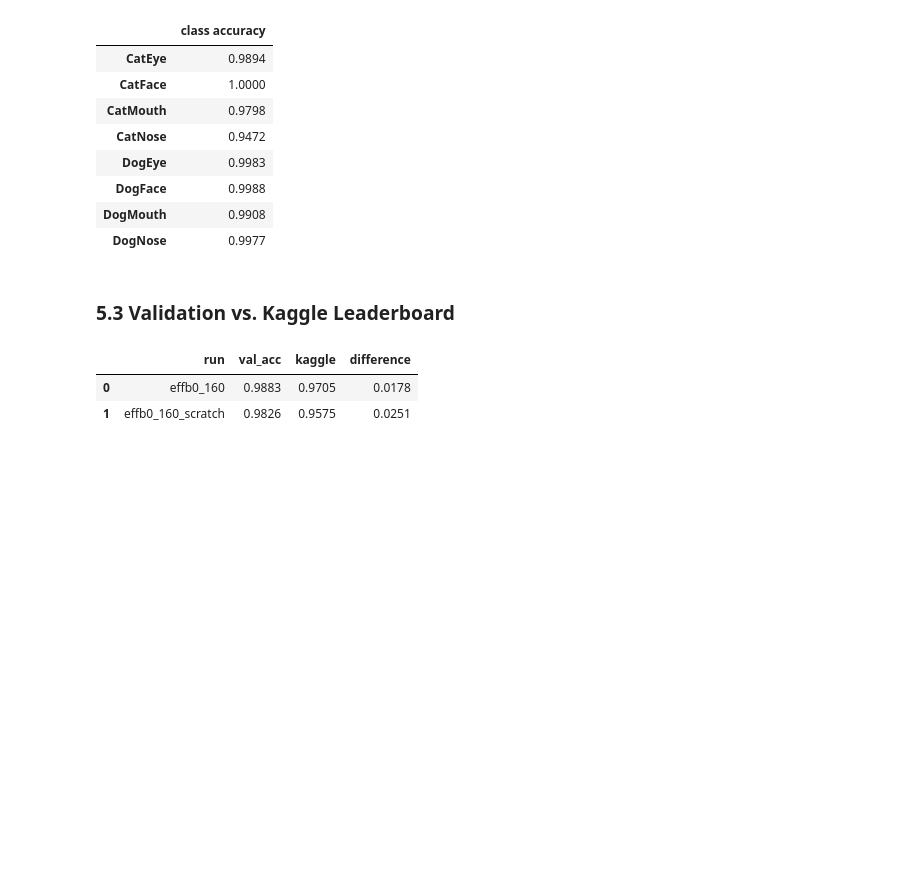
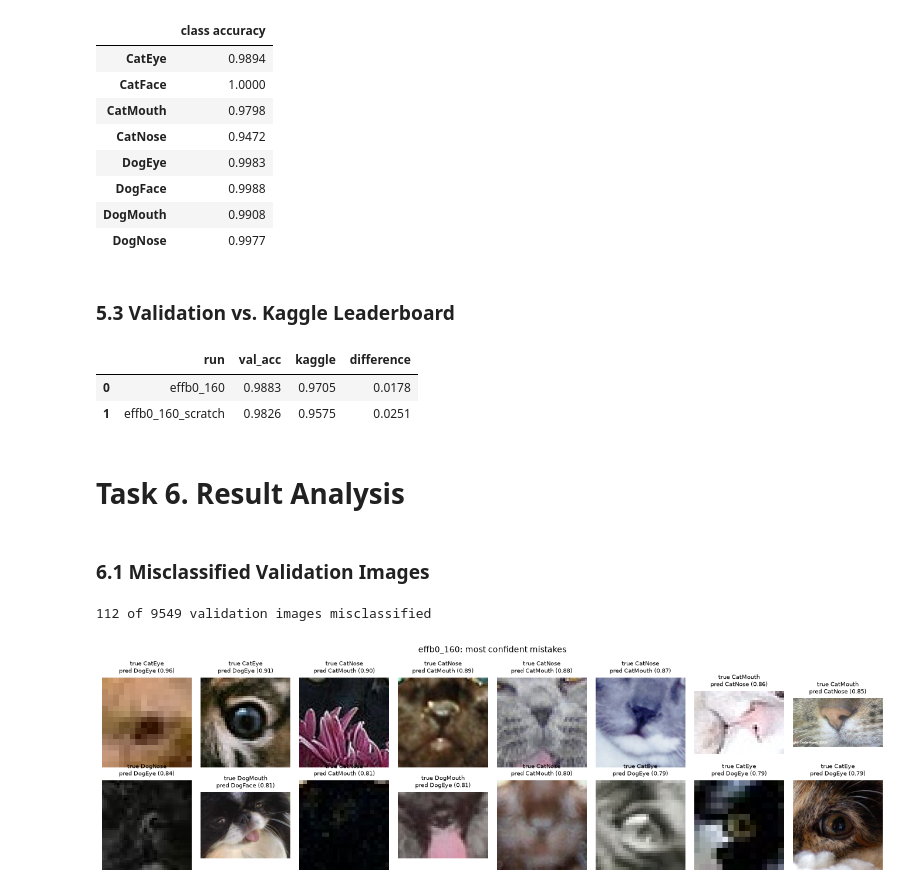
Before and after one commit to JamesWaltersAut/ENGE707-Kaggle-Competition, a Jupyter notebook: Assignment_2.ipynb, the cells around one changed output. Saved outputs shown, nothing was run; the diff lists cells and outputs as text; code cells hidden in the pictures; blank space fills up the shorter version.

```diff
--- a/Assignment_2.ipynb
+++ b/Assignment_2.ipynb
@@ -1070,3 +1070,19 @@ display(pd.DataFrame(rows))
 |  | run | val_acc | kaggle | difference |
 | 0 | effb0_160 | 0.9883 | 0.9705 | 0.0178 |
 | 1 | effb0_160_scratch | 0.9826 | 0.9575 | 0.0251 |
+# %% [markdown]
+# Task 6. Result Analysis
+# %% [markdown]
+### **6.1 Misclassified Validation Images**
+# %%
+# The most confident mistakes: images the model got wrong while being most sure of its answer
+vp = pd.read_csv(Path('runs') / RUN / 'val_predictions.csv', dtype={'image_id': str})
+wrong = vp[vp['class'] != vp['pred']]
+print(f'{len(wrong)} of {len(vp)} validation images misclassified')
+
+top = wrong.sort_values('confidence', ascending=False).head(16).assign(split='train')   # 'train' folder for grid()
+grid(top, lambda r: f"true {r['class']}\npred {r['pred']} ({r['confidence']:.2f})",
+     fname=f'misclassified_{RUN}.png', suptitle=f'{RUN}: most confident mistakes')
+# %% [output]
+112 of 9549 validation images misclassified
+[figure, added]
```
Also changed, not shown: parts of 8 cells of this notebook, 1 other file.
